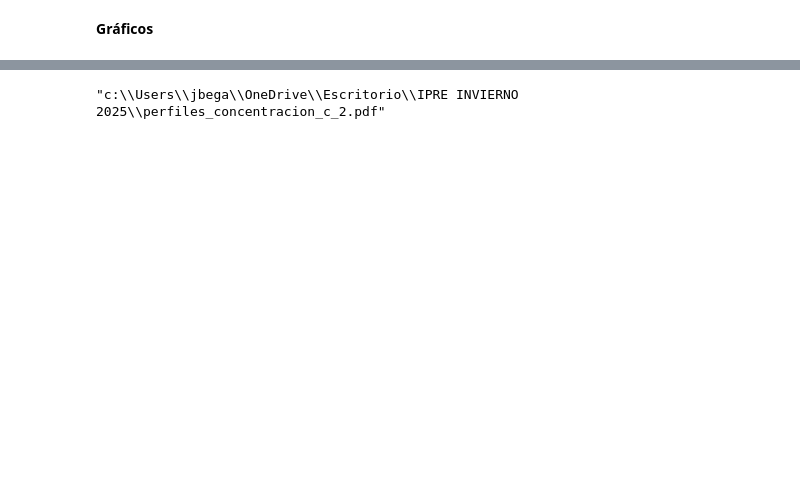
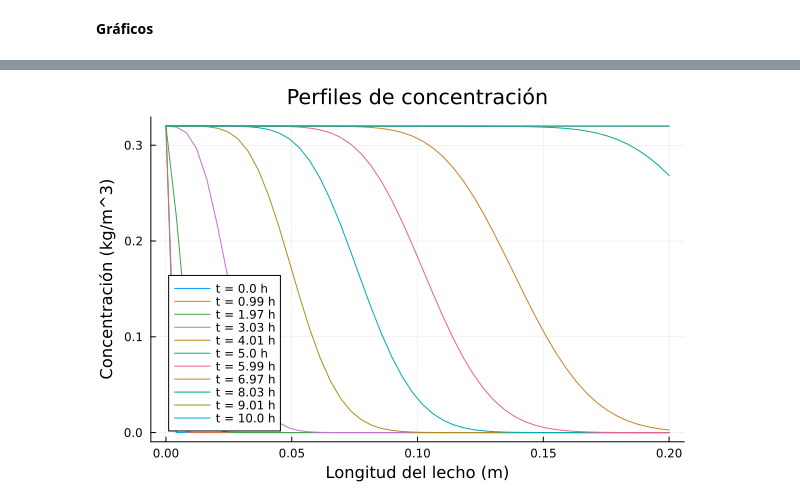
Before and after one commit to JorgeBegazo/IPRE-INVIERNO-2025, a Jupyter notebook: Ads_real.ipynb, the cells around one changed output, grey strips where cells are left out. Saved outputs shown, nothing was run; the diff lists cells and outputs as text; code cells hidden in the pictures; blank space fills up the shorter version.

```diff
--- a/Ads_real.ipynb
+++ b/Ads_real.ipynb
@@ -181,18 +163,18 @@ xlabel = "tiempo (h)", ylabel = "Concentración (c) (kg/m3)")
 # %%
 #Perfiles de Concentración a lo largo del lecho
 # Buscar 11 índices equidistanes en t_axis (h)
 ind = round.(Int, range(1, length(t_axis), length = 11))
 
 plot()  # iniciar gráfico
 
 for i in ind
     a = round(t_axis[i]; digits = 2)
     plot!(z, c[i], label = "t = $a h")
 end
 
 xlabel!("Longitud del lecho (m)")
 ylabel!("Concentración (kg/m^3)")
 title!("Perfiles de concentración")
-savefig("perfiles_concentracion_c_2.pdf")
+#savefig("perfiles_concentracion_c_2.pdf")
 # %% [output]
-"c:\\Users\\jbega\\OneDrive\\Escritorio\\IPRE INVIERNO 2025\\perfiles_concentracion_c_2.pdf"
+[figure, added]
```
Also changed, not shown: parts of 2 cells of this notebook.
